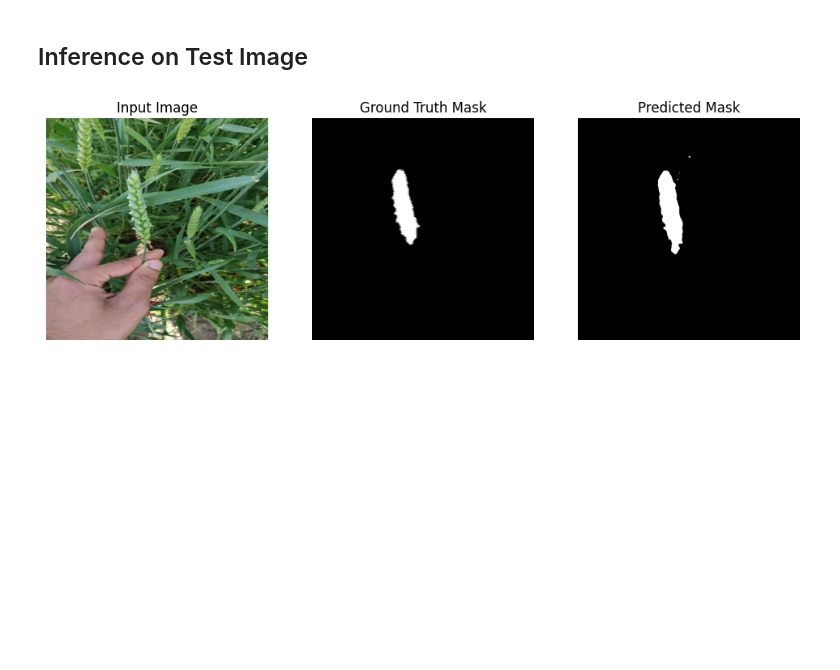
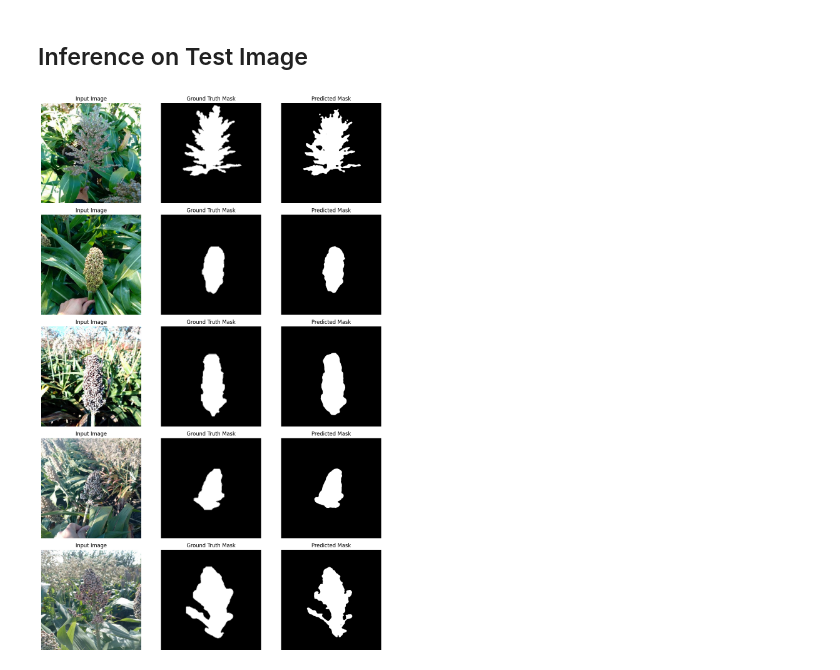
Before and after one commit to Ciampitti-Lab/SegmentationStudy, a Jupyter notebook: notebooks/trainingModels.ipynb, the cells around one changed output. Cells and saved outputs as stored; diff of their text form; code cells hidden in the pictures; blank space fills up the shorter version.

```diff
--- a/notebooks/trainingModels.ipynb
+++ b/notebooks/trainingModels.ipynb
@@ -13,7 +13,7 @@ import numpy as np
 IMG_SIZE = 512
 BATCH_SIZE = 8
 NUM_CLASSES = 1
-CROP = "wheat"
+CROP = "sorghum"  # "wheat" or "sorghum"
 
 dataset_path = f"../data/{CROP}/"
 
@@ -198,6 +184,8 @@ for epoch in range(EPOCHS):
             scaler.update()
             running_loss += loss.item()
             tepoch.set_postfix(loss=running_loss / (len(tepoch)))
+    avg_train_loss = running_loss / len(train_loader)
+    train_losses.append(avg_train_loss)
 
     # --- Validation Phase ---
     model.eval()
@@ -246,14 +234,4 @@ for epoch in range(EPOCHS):
     if patience_counter >= early_stopping_patience:
         print("🛑 Early stopping triggered!")
         break
-
-# --- Plot losses ---
-plt.figure(figsize=(10, 5))
-plt.plot(train_losses, label='Training Loss')
-plt.plot(val_losses, label='Validation Loss')
-plt.title('Segmentation Training & Validation Loss')
-plt.xlabel('Epochs')
-plt.ylabel('Loss')
-plt.legend()
-plt.show()
 # %% [output]
@@ -261,28 +275,29 @@ KeyboardInterrupt:
 # %% [markdown]
 ## Inference on Test Image
 # %%
-import matplotlib.pyplot as plt
+import random
 
-# Pick a test image (e.g., the first one)
-test_img, test_mask = test_dataset[0]
-test_img_input = test_img.unsqueeze(0).to(device)  # Add batch dimension
+# Pick 5 random indices from the test dataset
+indices = random.sample(range(len(test_dataset)), 5)
 
-model.eval()
-with torch.no_grad():
-    with torch.cuda.amp.autocast():
-        pred_logits = model(test_img_input)
-        pred_mask = (torch.sigmoid(pred_logits) > 0.5).float().cpu().squeeze().numpy()
-
-# Plot input, ground truth, and prediction
-fig, axs = plt.subplots(1, 3, figsize=(12, 4))
-axs[0].imshow(test_img.permute(1, 2, 0).cpu() * 0.5 + 0.5)  # Unnormalize for display
-axs[0].set_title("Input Image")
-axs[1].imshow(test_mask.squeeze().cpu(), cmap='gray')
-axs[1].set_title("Ground Truth Mask")
-axs[2].imshow(pred_mask, cmap='gray')
-axs[2].set_title("Predicted Mask")
-for ax in axs:
-    ax.axis('off')
+fig, axs = plt.subplots(5, 3, figsize=(12, 18))
+for i, idx in enumerate(indices):
+    img, mask = test_dataset[idx]
+    img_input = img.unsqueeze(0).to(device)
+    model.eval()
+    with torch.no_grad():
+        with torch.cuda.amp.autocast():
+            pred_logits = model(img_input)
+            pred_mask = (torch.sigmoid(pred_logits) > 0.5).float().cpu().squeeze().numpy()
+    axs[i, 0].imshow(img.permute(1, 2, 0).cpu() * 0.5 + 0.5)
+    axs[i, 0].set_title("Input Image")
+    axs[i, 1].imshow(mask.squeeze().cpu(), cmap='gray')
+    axs[i, 1].set_title("Ground Truth Mask")
+    axs[i, 2].imshow(pred_mask, cmap='gray')
+    axs[i, 2].set_title("Predicted Mask")
+    for j in range(3):
+        axs[i, j].axis('off')
+plt.tight_layout()
 plt.show()
 # %% [output]
-[figure, old version]
+[figure, new version]
```
Also changed, not shown: parts of 9 cells of this notebook, 7 other files.
